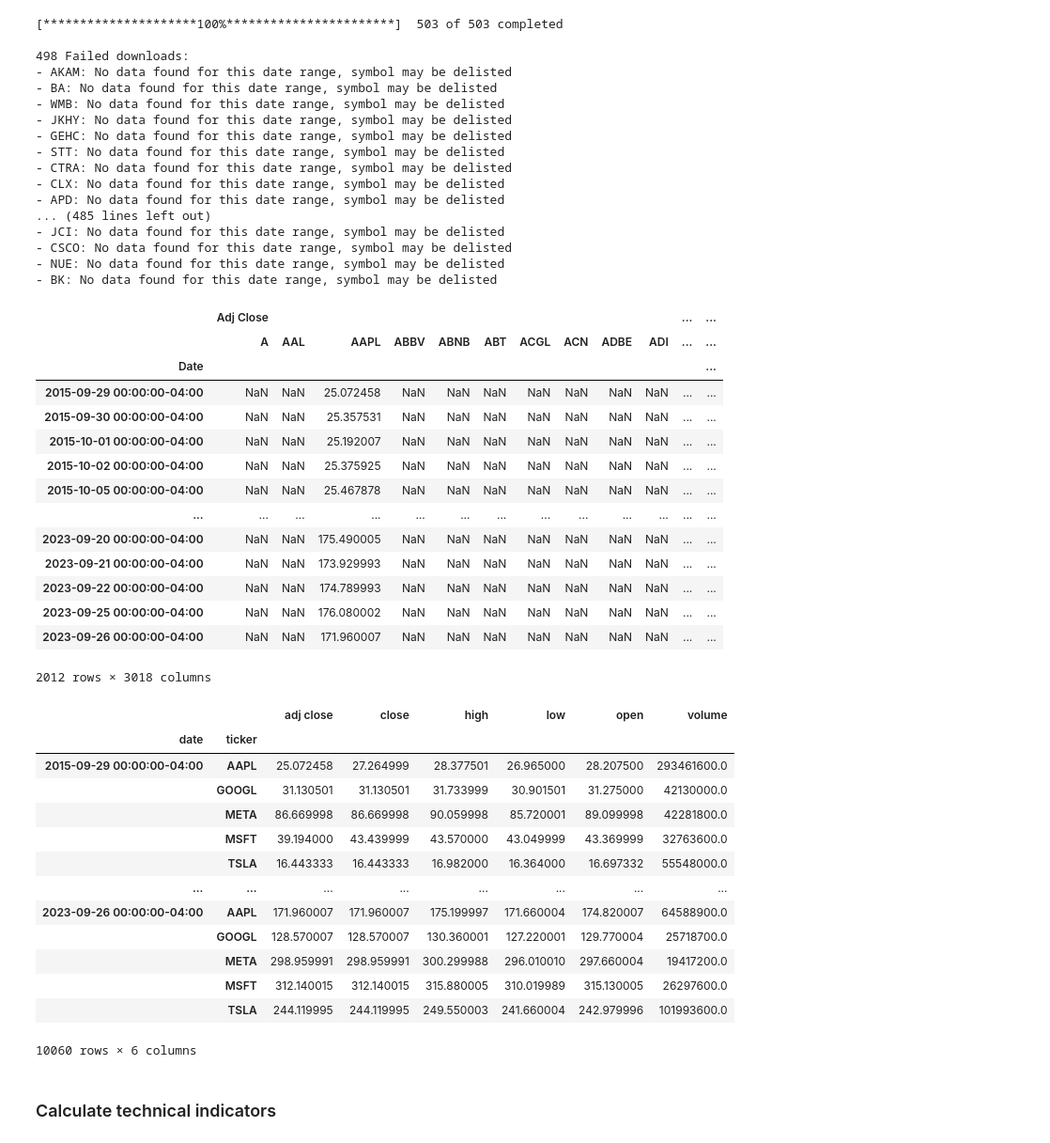
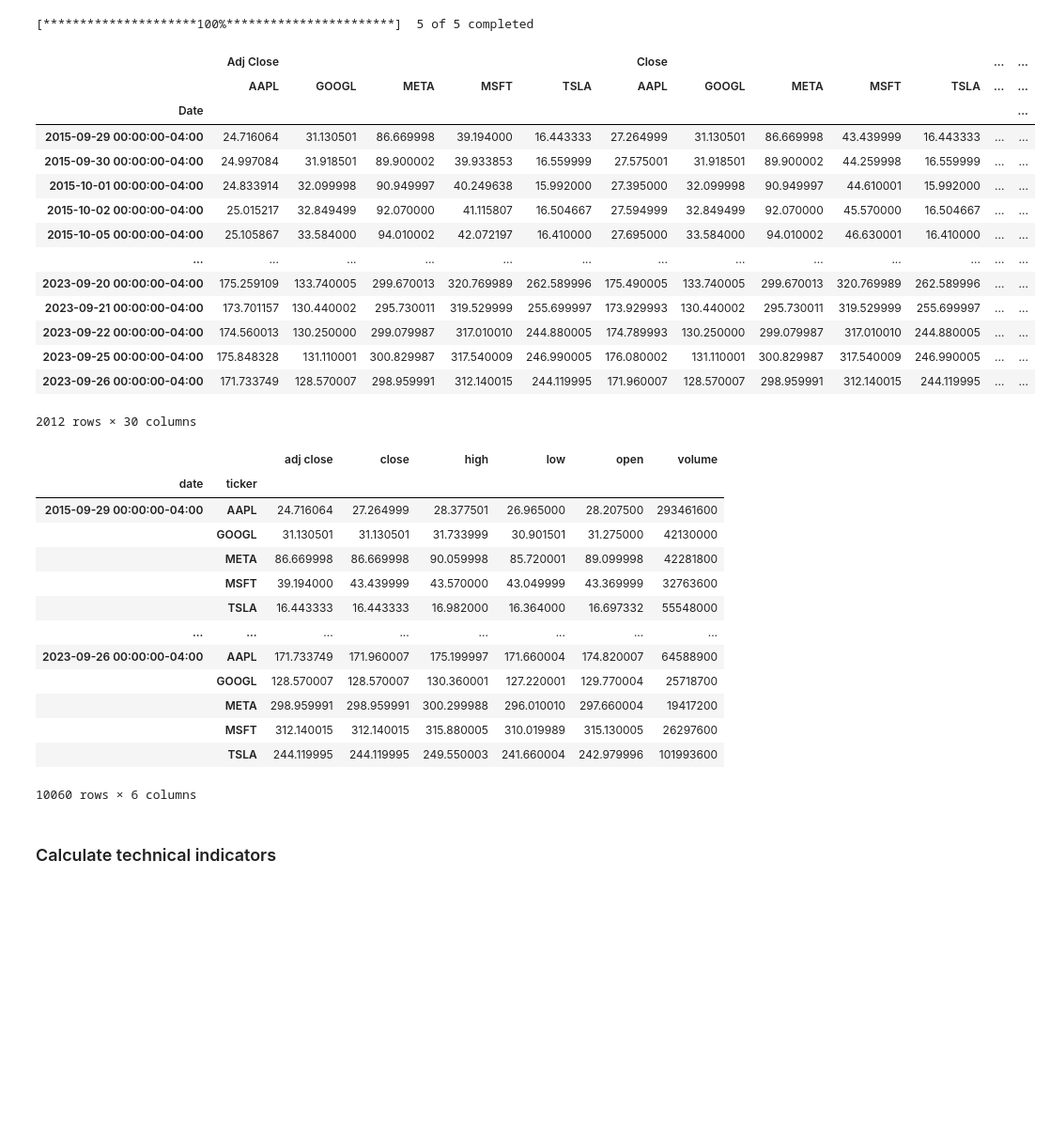
Before and after one commit to mayer19/AlgoritmitTradingCourse, a Jupyter notebook: AlgoTradingTechnique.ipynb, the cells around one changed output. Shown: that part at 94% size. Saved outputs shown, nothing was run; the diff lists cells and outputs as text; code cells hidden in the pictures; blank space fills up the shorter version.

```diff
--- a/AlgoTradingTechnique.ipynb
+++ b/AlgoTradingTechnique.ipynb
@@ -16,60 +16,44 @@ warnings.filterwarnings('ignore')
 # %%
 # Load SP500 stocks data
 url = 'https://en.wikipedia.org/wiki/List_of_S%26P_500_companies'
 response = requests.get(url, verify=False)  # Set verify to False to ignore SSL certificate verification
 
 # Parse the HTML content
 soup = BeautifulSoup(response.text, 'html.parser')
 sp500 = pd.read_html(str(soup.find_all('table')[0]))[0]
 
 #replace some symbols to use in yfinance
 sp500['Symbol'] = sp500['Symbol'].str.replace('.', '-')
 
 #create a list with SP500 tickers
 symbols_list = sp500['Symbol'].unique().tolist()
-symbols_list
+symbols_list = ['AAPL', 'GOOGL', 'META', 'MSFT', 'TSLA'] # temporary to not run all the sp500 tickers
 
 #select stard and end date
 end_date = '2023-09-27'
 start_date = pd.to_datetime(end_date) - pd.DateOffset(365*8) # remove five years from the end_date
 
 df = yf.download(tickers=symbols_list,
                 start=start_date,
                 end=end_date)
 df
 # %% [output]
-[*********************100%***********************]  503 of 503 completed
-
-498 Failed downloads:
-- AKAM: No data found for this date range, symbol may be delisted
-- BA: No data found for this date range, symbol may be delisted
-- WMB: No data found for this date range, symbol may be delisted
-- JKHY: No data found for this date range, symbol may be delisted
-- GEHC: No data found for this date range, symbol may be delisted
-- STT: No data found for this date range, symbol may be delisted
-- CTRA: No data found for this date range, symbol may be delisted
-- CLX: No data found for this date range, symbol may be delisted
-- APD: No data found for this date range, symbol may be delisted
-... (485 lines left out)
-- JCI: No data found for this date range, symbol may be delisted
-- CSCO: No data found for this date range, symbol may be delisted
-- NUE: No data found for this date range, symbol may be delisted
-- BK: No data found for this date range, symbol may be delisted
+[*********************100%***********************]  5 of 5 completed
-|  | Adj Close |  |  |  |  |  |  |  |  |  | ... | ... |
-|  | A | AAL | AAPL | ABBV | ABNB | ABT | ACGL | ACN | ADBE | ADI | ... | ... |
+|  | Adj Close |  |  |  |  | Close |  |  |  |  | ... | ... |
+|  | AAPL | GOOGL | META | MSFT | TSLA | AAPL | GOOGL | META | MSFT | TSLA | ... | ... |
 | Date |  |  |  |  |  |  |  |  |  |  |  | ... |
-| 2015-09-29 00:00:00-04:00 | NaN | NaN | 25.072458 | NaN | NaN | NaN | NaN | NaN | NaN | NaN | ... | ... |
-| 2015-09-30 00:00:00-04:00 | NaN | NaN | 25.357531 | NaN | NaN | NaN | NaN | NaN | NaN | NaN | ... | ... |
-| 2015-10-01 00:00:00-04:00 | NaN | NaN | 25.192007 | NaN | NaN | NaN | NaN | NaN | NaN | NaN | ... | ... |
-| 2015-10-02 00:00:00-04:00 | NaN | NaN | 25.375925 | NaN | NaN | NaN | NaN | NaN | NaN | NaN | ... | ... |
-| 2015-10-05 00:00:00-04:00 | NaN | NaN | 25.467878 | NaN | NaN | NaN | NaN | NaN | NaN | NaN | ... | ... |
+| 2015-09-29 00:00:00-04:00 | 24.716064 | 31.130501 | 86.669998 | 39.194000 | 16.443333 | 27.264999 | 31.130501 | 86.669998 | 43.439999 | 16.443333 | ... | ... |
+| 2015-09-30 00:00:00-04:00 | 24.997084 | 31.918501 | 89.900002 | 39.933853 | 16.559999 | 27.575001 | 31.918501 | 89.900002 | 44.259998 | 16.559999 | ... | ... |
+| 2015-10-01 00:00:00-04:00 | 24.833914 | 32.099998 | 90.949997 | 40.249638 | 15.992000 | 27.395000 | 32.099998 | 90.949997 | 44.610001 | 15.992000 | ... | ... |
+| 2015-10-02 00:00:00-04:00 | 25.015217 | 32.849499 | 92.070000 | 41.115807 | 16.504667 | 27.594999 | 32.849499 | 92.070000 | 45.570000 | 16.504667 | ... | ... |
+| 2015-10-05 00:00:00-04:00 | 25.105867 | 33.584000 | 94.010002 | 42.072197 | 16.410000 | 27.695000 | 33.584000 | 94.010002 | 46.630001 | 16.410000 | ... | ... |
 | ... | ... | ... | ... | ... | ... | ... | ... | ... | ... | ... | ... | ... |
-| 2023-09-20 00:00:00-04:00 | NaN | NaN | 175.490005 | NaN | NaN | NaN | NaN | NaN | NaN | NaN | ... | ... |
-| 2023-09-21 00:00:00-04:00 | NaN | NaN | 173.929993 | NaN | NaN | NaN | NaN | NaN | NaN | NaN | ... | ... |
-| 2023-09-22 00:00:00-04:00 | NaN | NaN | 174.789993 | NaN | NaN | NaN | NaN | NaN | NaN | NaN | ... | ... |
-| 2023-09-25 00:00:00-04:00 | NaN | NaN | 176.080002 | NaN | NaN | NaN | NaN | NaN | NaN | NaN | ... | ... |
-| 2023-09-26 00:00:00-04:00 | NaN | NaN | 171.960007 | NaN | NaN | NaN | NaN | NaN | NaN | NaN | ... | ... |
+| 2023-09-20 00:00:00-04:00 | 175.259109 | 133.740005 | 299.670013 | 320.769989 | 262.589996 | 175.490005 | 133.740005 | 299.670013 | 320.769989 | 262.589996 | ... | ... |
+| 2023-09-21 00:00:00-04:00 | 173.701157 | 130.440002 | 295.730011 | 319.529999 | 255.699997 | 173.929993 | 130.440002 | 295.730011 | 319.529999 | 255.699997 | ... | ... |
+| 2023-09-22 00:00:00-04:00 | 174.560013 | 130.250000 | 299.079987 | 317.010010 | 244.880005 | 174.789993 | 130.250000 | 299.079987 | 317.010010 | 244.880005 | ... | ... |
+| 2023-09-25 00:00:00-04:00 | 175.848328 | 131.110001 | 300.829987 | 317.540009 | 246.990005 | 176.080002 | 131.110001 | 300.829987 | 317.540009 | 246.990005 | ... | ... |
+| 2023-09-26 00:00:00-04:00 | 171.733749 | 128.570007 | 298.959991 | 312.140015 | 244.119995 | 171.960007 | 128.570007 | 298.959991 | 312.140015 | 244.119995 | ... | ... |
-2012 rows × 3018 columns
+2012 rows × 30 columns
 # %%
 #Organize our indexexaset to be more clear
 df = df.stack()
@@ -79,17 +63,17 @@ df
 # %% [output]
 |  |  | adj close | close | high | low | open | volume |
 | date | ticker |  |  |  |  |  |  |
-| 2015-09-29 00:00:00-04:00 | AAPL | 25.072458 | 27.264999 | 28.377501 | 26.965000 | 28.207500 | 293461600.0 |
-|  | GOOGL | 31.130501 | 31.130501 | 31.733999 | 30.901501 | 31.275000 | 42130000.0 |
-|  | META | 86.669998 | 86.669998 | 90.059998 | 85.720001 | 89.099998 | 42281800.0 |
-|  | MSFT | 39.194000 | 43.439999 | 43.570000 | 43.049999 | 43.369999 | 32763600.0 |
-|  | TSLA | 16.443333 | 16.443333 | 16.982000 | 16.364000 | 16.697332 | 55548000.0 |
+| 2015-09-29 00:00:00-04:00 | AAPL | 24.716064 | 27.264999 | 28.377501 | 26.965000 | 28.207500 | 293461600 |
+|  | GOOGL | 31.130501 | 31.130501 | 31.733999 | 30.901501 | 31.275000 | 42130000 |
+|  | META | 86.669998 | 86.669998 | 90.059998 | 85.720001 | 89.099998 | 42281800 |
+|  | MSFT | 39.194000 | 43.439999 | 43.570000 | 43.049999 | 43.369999 | 32763600 |
+|  | TSLA | 16.443333 | 16.443333 | 16.982000 | 16.364000 | 16.697332 | 55548000 |
 | ... | ... | ... | ... | ... | ... | ... | ... |
-| 2023-09-26 00:00:00-04:00 | AAPL | 171.960007 | 171.960007 | 175.199997 | 171.660004 | 174.820007 | 64588900.0 |
-|  | GOOGL | 128.570007 | 128.570007 | 130.360001 | 127.220001 | 129.770004 | 25718700.0 |
-|  | META | 298.959991 | 298.959991 | 300.299988 | 296.010010 | 297.660004 | 19417200.0 |
-|  | MSFT | 312.140015 | 312.140015 | 315.880005 | 310.019989 | 315.130005 | 26297600.0 |
-|  | TSLA | 244.119995 | 244.119995 | 249.550003 | 241.660004 | 242.979996 | 101993600.0 |
+| 2023-09-26 00:00:00-04:00 | AAPL | 171.733749 | 171.960007 | 175.199997 | 171.660004 | 174.820007 | 64588900 |
+|  | GOOGL | 128.570007 | 128.570007 | 130.360001 | 127.220001 | 129.770004 | 25718700 |
+|  | META | 298.959991 | 298.959991 | 300.299988 | 296.010010 | 297.660004 | 19417200 |
+|  | MSFT | 312.140015 | 312.140015 | 315.880005 | 310.019989 | 315.130005 | 26297600 |
+|  | TSLA | 244.119995 | 244.119995 | 249.550003 | 241.660004 | 242.979996 | 101993600 |
 10060 rows × 6 columns
 # %% [markdown]
 ### Calculate technical indicators
```
Also changed, not shown: parts of 12 cells of this notebook.
